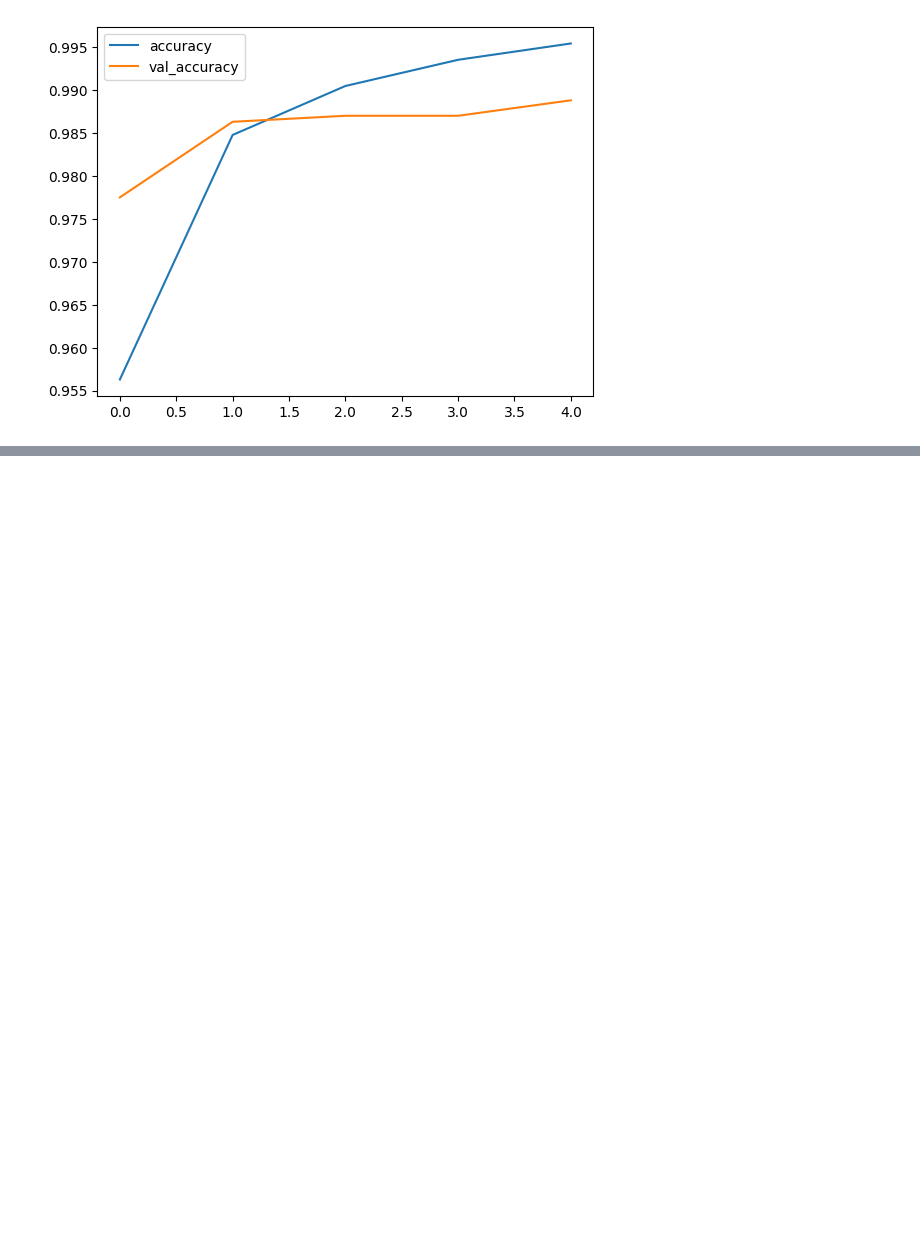
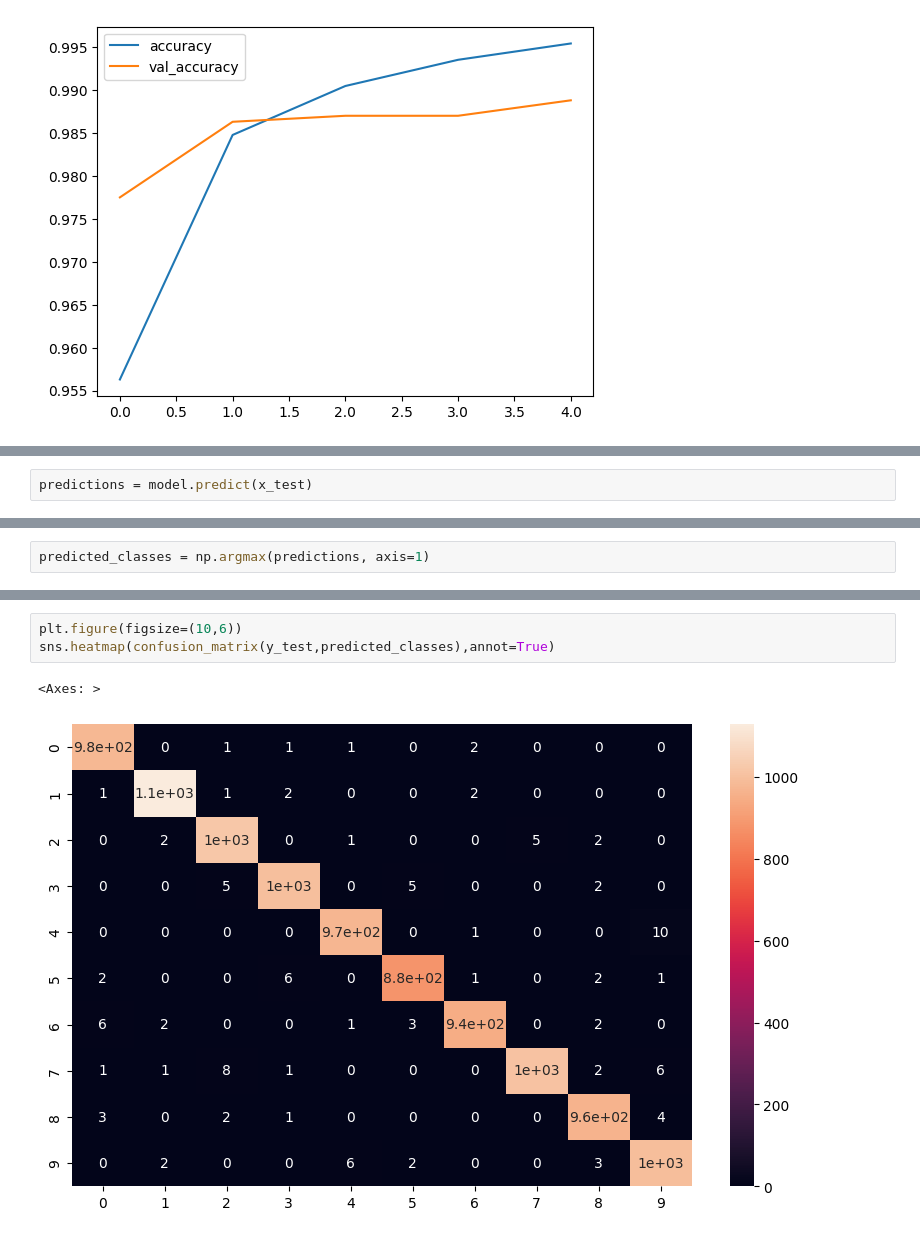
Before and after one commit to gc2321/3235-Machine-Learning, a Jupyter notebook: XTRA_NEURO_NET_EXERCISES/2_cnn_classification_MNIST.ipynb, the cells around one changed output, grey strips where cells are left out. Cells and saved outputs as stored; diff of their text form; blank space fills up the shorter version.

```diff
--- a/XTRA_NEURO_NET_EXERCISES/2_cnn_classification_MNIST.ipynb
+++ b/XTRA_NEURO_NET_EXERCISES/2_cnn_classification_MNIST.ipynb
@@ -164,0 +178,2 @@ losses[['accuracy','val_accuracy']].plot()
+# %%
+predictions = model.predict(x_test)
@@ -164,0 +182,2 @@ losses[['accuracy','val_accuracy']].plot()
+# %%
+predicted_classes = np.argmax(predictions, axis=1)
@@ -164,0 +221,6 @@ losses[['accuracy','val_accuracy']].plot()
+# %%
+plt.figure(figsize=(10,6))
+sns.heatmap(confusion_matrix(y_test,predicted_classes),annot=True)
+# %% [output]
+<Axes: >
+[figure, added]
```
Also changed, not shown: parts of 10 cells of this notebook.
